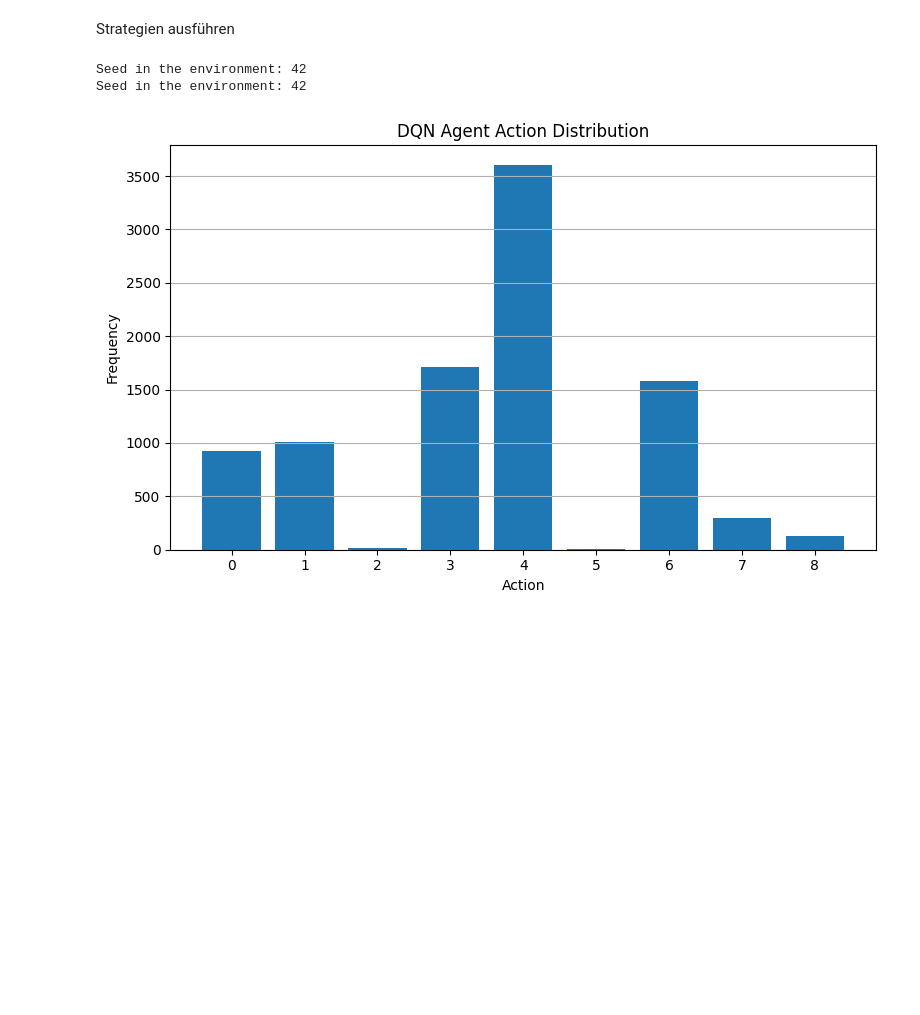
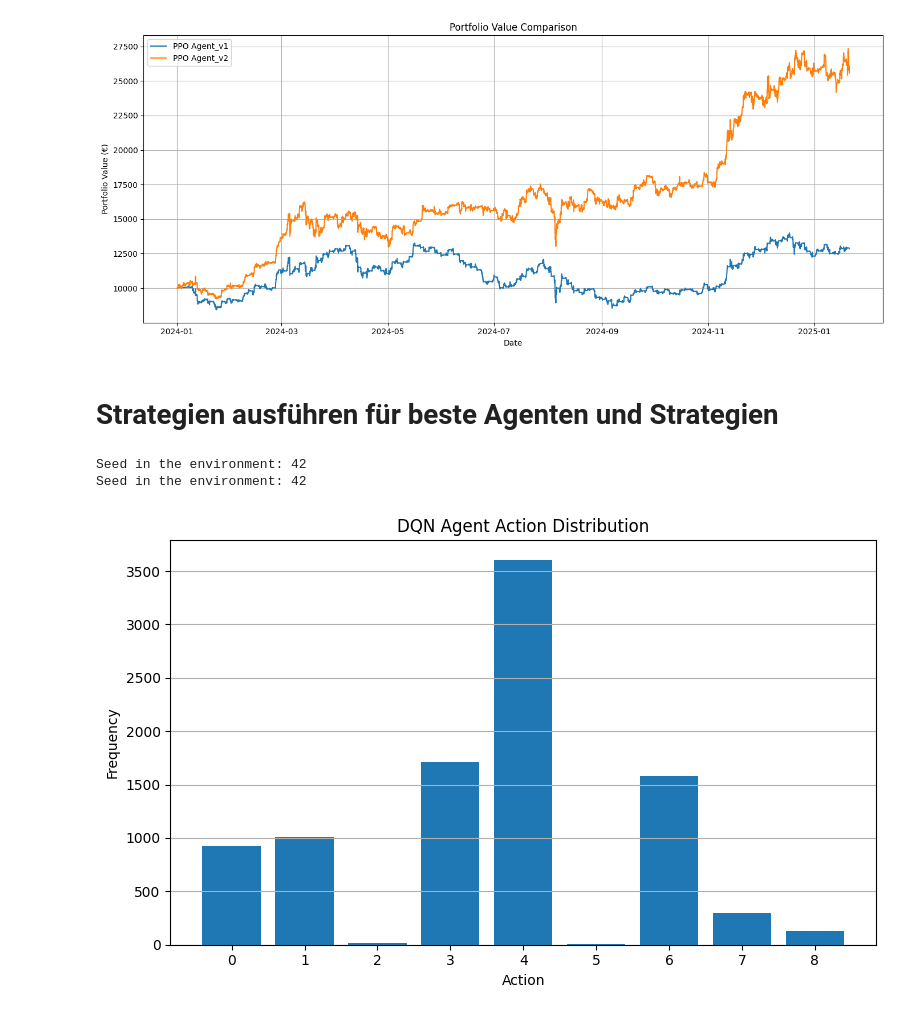
Before and after one commit to TrxtanF/Studienarbeit, a Jupyter notebook: Backtesting/Backtesting_Comparison_Notebook.ipynb, the cells around one changed output. Saved outputs shown, nothing was run; the diff lists cells and outputs as text; code cells hidden in the pictures; blank space fills up the shorter version.

```diff
--- a/Backtesting/Backtesting_Comparison_Notebook.ipynb
+++ b/Backtesting/Backtesting_Comparison_Notebook.ipynb
@@ -56,5 +64,18 @@ loss_rate: 0.4751
+# %%
+plt.figure(figsize=(14, 6))
+for name, values in strategies.items():
+    plt.plot(values.index, values.values, label=name)
+plt.title("Portfolio Value Comparison")
+plt.xlabel("Date")
+plt.ylabel("Portfolio Value (€)")
+plt.legend()
+plt.grid(True)
+plt.tight_layout()
+plt.show()
+# %% [output]
+[figure, added]
 # %% [markdown]
-Strategien ausführen
+# Strategien ausführen für beste Agenten und Strategien
 # %%
 # Strategien ausführen
 ma_result = run_moving_average_strategy()
```
Also changed, not shown: parts of 6 cells of this notebook, 15 other files.
